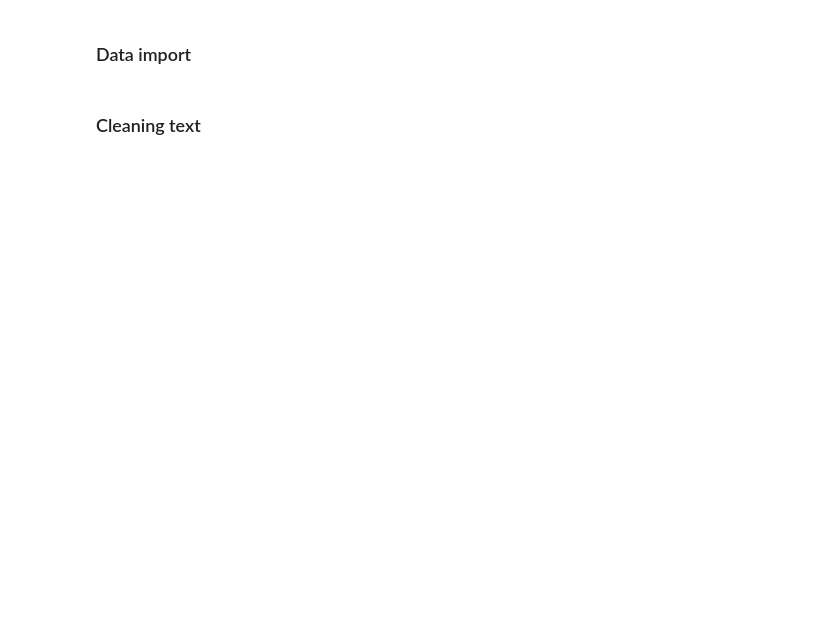
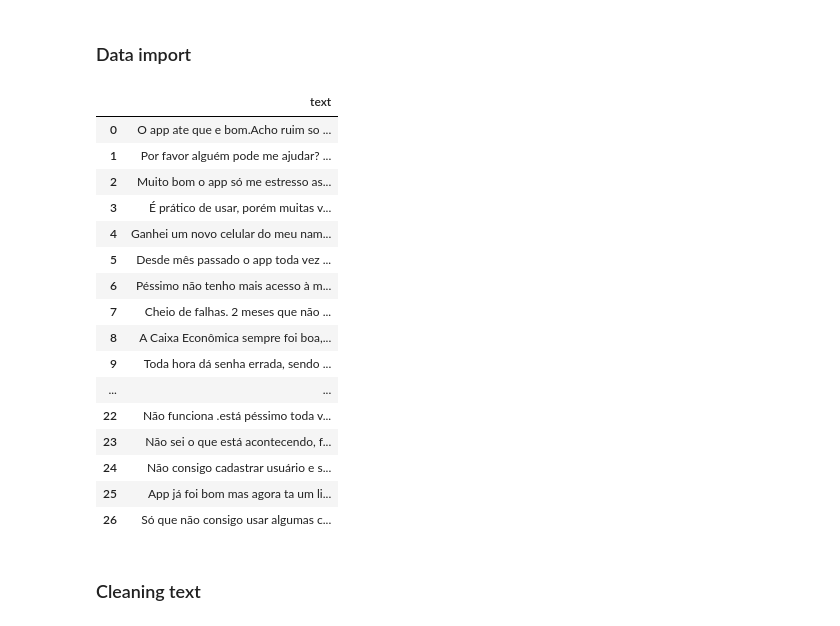
Before and after one commit to souzamoab/reviews-classifier-algorithm, a Jupyter notebook: security_reviews_extractor.ipynb, the cells around one changed output. Cells and saved outputs as stored; diff of their text form; code cells hidden in the pictures; blank space fills up the shorter version.

```diff
--- a/security_reviews_extractor.ipynb
+++ b/security_reviews_extractor.ipynb
@@ -2,9 +2,28 @@
 ### Data import
 # %%
 import pandas as pd
+import sys
 
-data = pd.read_json('reviews.json')
-data[['comments']]
+data = pd.read_json('reviews_nubank.json')
+data.loc[:,["text"]]
+# %% [output]
+|  | text |
+| 0 | O app ate que e bom.Acho ruim so ... |
+| 1 | Por favor alguém pode me ajudar? ... |
+| 2 | Muito bom o app só me estresso as... |
+| 3 | É prático de usar, porém muitas v... |
+| 4 | Ganhei um novo celular do meu nam... |
+| 5 | Desde mês passado o app toda vez ... |
+| 6 | Péssimo não tenho mais acesso à m... |
+| 7 | Cheio de falhas. 2 meses que não ... |
+| 8 | A Caixa Econômica sempre foi boa,... |
+| 9 | Toda hora dá senha errada, sendo ... |
+| ... | ... |
+| 22 | Não funciona .está péssimo toda v... |
+| 23 | Não sei o que está acontecendo, f... |
+| 24 | Não consigo cadastrar usuário e s... |
+| 25 | App já foi bom mas agora ta um li... |
+| 26 | Só que não consigo usar algumas c... |
 # %% [markdown]
 ### Cleaning text
 # %%
```
Also changed, not shown: parts of 12 cells of this notebook, 4 other files.
